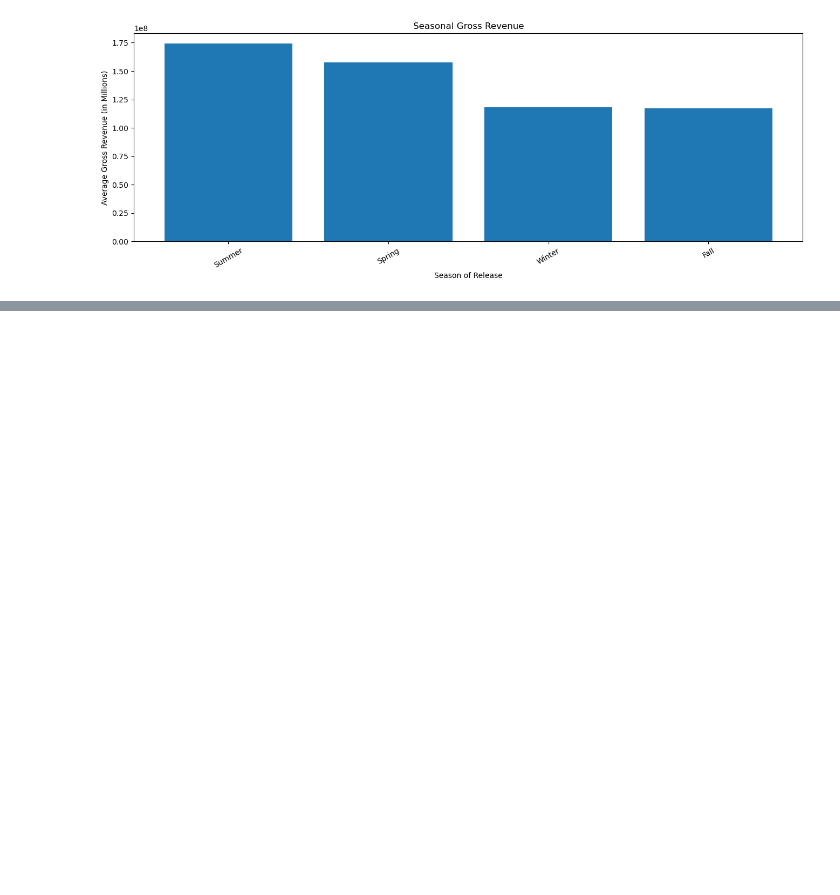
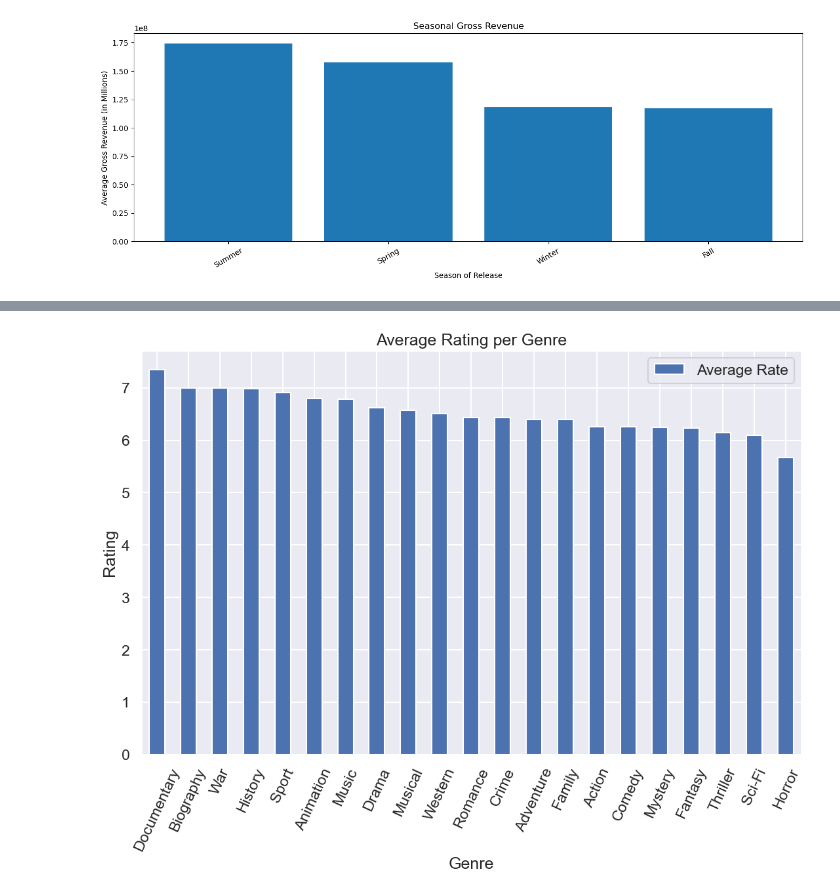
Before and after one commit to omunozsanchezdeloitte/Capstone---LPod-3, a Jupyter notebook: ProjectNotebook.ipynb, the cells around one changed output, grey strips where cells are left out. Saved outputs shown, nothing was run; the diff lists cells and outputs as text; code cells hidden in the pictures; blank space fills up the shorter version.

```diff
--- a/ProjectNotebook.ipynb
+++ b/ProjectNotebook.ipynb
@@ -256,0 +404,14 @@ To answer this question we need to:
+# %%
+ def split_genres(df):
+    new_df = pd.DataFrame({},columns=['genres','averagerating'])
+    for indx in df.index:
+        new = pd.DataFrame({'genres':df.iloc[indx,0],'averagerating':df.iloc[indx,1]})
+        new_df = pd.concat([new_df,new],ignore_index=True)
+
+
+    return new_df
+# %%
+genres_rating = split_genres(genres_rating)
+# %%
+genre_rate = genres_rating.groupby('genres')[['averagerating']].mean().sort_values('averagerating',ascending=False)
+genre_rate
@@ -256,0 +446,2 @@ To answer this question we need to:
+# %%
+genre_rate.drop('News',axis=0,inplace=True)
@@ -256,0 +469,12 @@ To answer this question we need to:
+# %%
+sns.set_style("darkgrid", {"grid.color": ".6", "grid.linestyle": ":"})
+sns.set_theme()
+sns.set_context("talk")
+fig,ax =plt.subplots(figsize=(13,8))
+genre_rate.plot(kind='bar',ax=ax,rot=65)
+ax.set_ylabel('Rating')
+ax.set_xlabel('Genre')
+plt.title('Average Rating per Genre')
+ax.legend(['Average Rate']);
+# %% [output]
+[figure, added]
```
Also changed, not shown: parts of 30 cells of this notebook.
